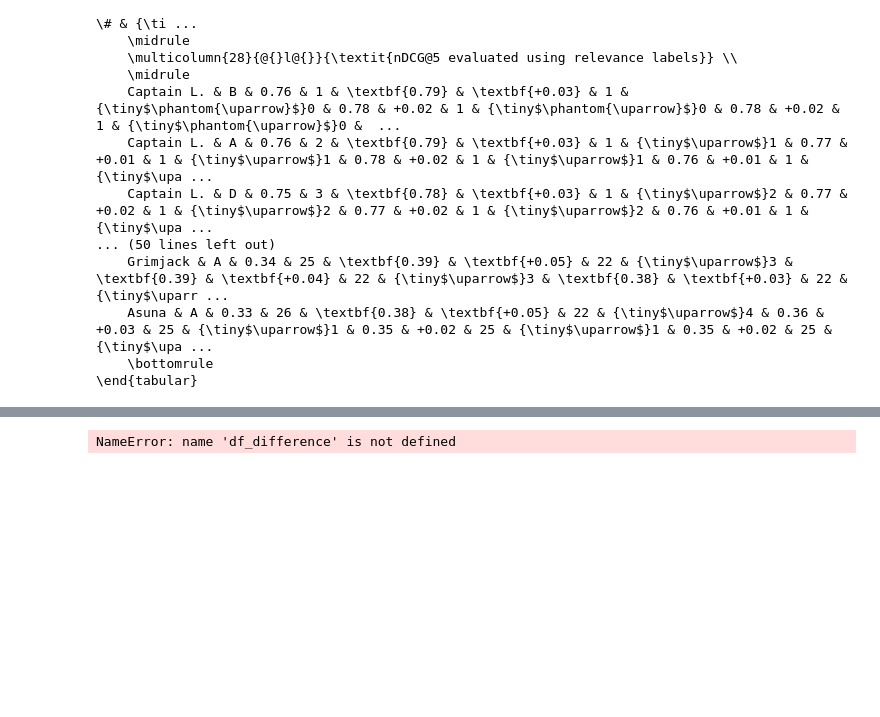
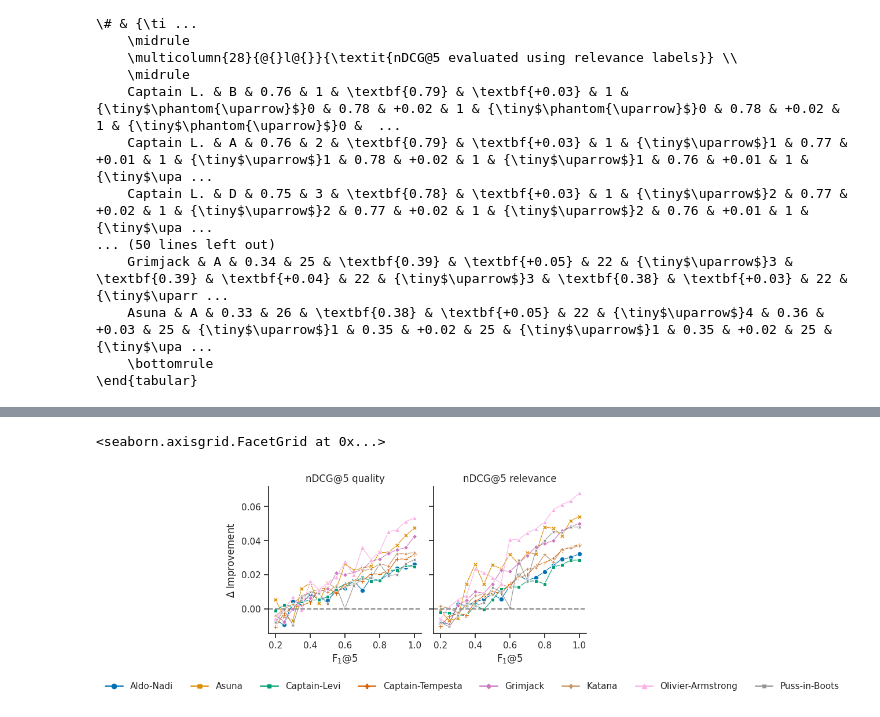
Before and after one commit to webis-de/argmining23-stance-aware-re-ranking, a Jupyter notebook: notebooks/evaluation_reranking.ipynb, the cells around one changed output, grey strips where cells are left out. Saved outputs shown, nothing was run; the diff lists cells and outputs as text; code cells hidden in the pictures; blank space fills up the shorter version.

```diff
--- a/notebooks/evaluation_reranking.ipynb
+++ b/notebooks/evaluation_reranking.ipynb
@@ -400,3 +400,22 @@ print(r"\end{tabular}")
     Asuna & A & 0.33 & 26 & \textbf{0.38} & \textbf{+0.05} & 22 & {\tiny$\uparrow$}4 & 0.36 & +0.03 & 25 & {\tiny$\uparrow$}1 & 0.35 & +0.02 & 25 & {\tiny$\uparrow$}1 & 0.35 & +0.02 & 25 & {\tiny$\upa ...
     \bottomrule
 \end{tabular}
+# %%
+difference_data = []
+df_tmp = df[~df["target_f1"].isna()]
+for (measure_name, team), df_team in df_tmp.groupby(["measure", "team"]):
+    measure = measures[measures["name"] == measure_name].iloc[0]
+    # run = df_team.sort_values("value_original_aggregated" , ascending=not measure["maximize"])["run"].iloc[0]
+    # df_team = df_team[df_team["run"] == run]
+    for (target_f1, qid, run), df_group in df_team.groupby(["target_f1", "qid", "run"]):
+        assert len(df_group) == 1
+        difference_data.append({
+            "team": team,
+            "run": run,
+            "target_f1": target_f1,
+            "measure": measure["display_name"],
+            "qid": qid,
+            "difference": df_group["difference_original"].iloc[0],
+        })
+differences = DataFrame(difference_data)
+differences
@@ -415,47 +448,46 @@ width = 4
 # %%
 set_theme()
 set_style("ticks")
-aspect = 1.25
-df_plot_differences_baseline = df_difference.copy()
-df_plot_differences_baseline = df_plot_differences_baseline.merge(df_best_team_baselines_aggregated[["run"]],
-                                                                  on=["run"])
-df_plot_differences_baseline = df_plot_differences_baseline[df_plot_differences_baseline["target_f1"].notna()]
-df_plot_differences_baseline = df_plot_differences_baseline[df_plot_differences_baseline["target_f1"] >= first_bin]
+aspect = 1.1
+df_plot_differences = differences.copy()
+df_plot_differences = df_plot_differences[df_plot_differences["target_f1"] >= first_bin]
 plot_differences = FacetGrid(
-    data=df_plot_differences_baseline,
+    data=df_plot_differences,
     col="measure",
     sharex=True,
     sharey=True,
     height=width / aspect,
     aspect=aspect,
 )
 plot_differences.map_dataframe(
     lineplot,
     x="target_f1",
-    y="difference_baseline",
+    y="difference",
     hue="team",
-    hue_order=df_plot_differences_baseline["team"].sort_values().unique(),
-    palette=color_palette("colorblind")[:len(df_plot_differences_baseline["team"].unique())],
-    markers=False,
+    hue_order=df_plot_differences["team"].sort_values().unique(),
+    palette=color_palette("colorblind")[:len(df_plot_differences["team"].unique())],
+    markers=True,
     dashes=False,
-    err_style="band",
-    err_kws=dict(
-        alpha=0.05,
-    ),
     style="team",
+    err_style=None,
+    # err_style="band",
+    # err_kws=dict(
+    #     alpha=0.05,
+    # ),
     linewidth=0.8,
 )
 plot_differences.refline(y=0)
 plot_differences.set_xlabels(r"F$_1$@5")
 plot_differences.set_ylabels(r"$\Delta$ Improvement")
 plot_differences.add_legend(
     loc="upper center",
-    ncols=len(df_plot_differences_baseline["team"].unique()),
+    ncols=len(df_plot_differences["team"].unique()),
     bbox_to_anchor=(0.28, 0),
 )
 plot_differences.set_titles(col_template="{col_name}")
-plot_differences.savefig("../data/plot-reranking-f1-difference-baseline.pdf", transparent=True)
-plot_differences.savefig("../data/plot-reranking-f1-difference-baseline.png", transparent=True)
+# plot_differences.savefig("data/plot-reranking-f1-difference-best-run.pdf", transparent=True)
+# plot_differences.savefig("data/plot-reranking-f1-difference-best-run.png")
 plot_differences
 # %% [output]
-NameError: name 'df_difference' is not defined
+<seaborn.axisgrid.FacetGrid at 0x...>
+[figure, added]
```
Also changed, not shown: parts of 2 cells of this notebook.
